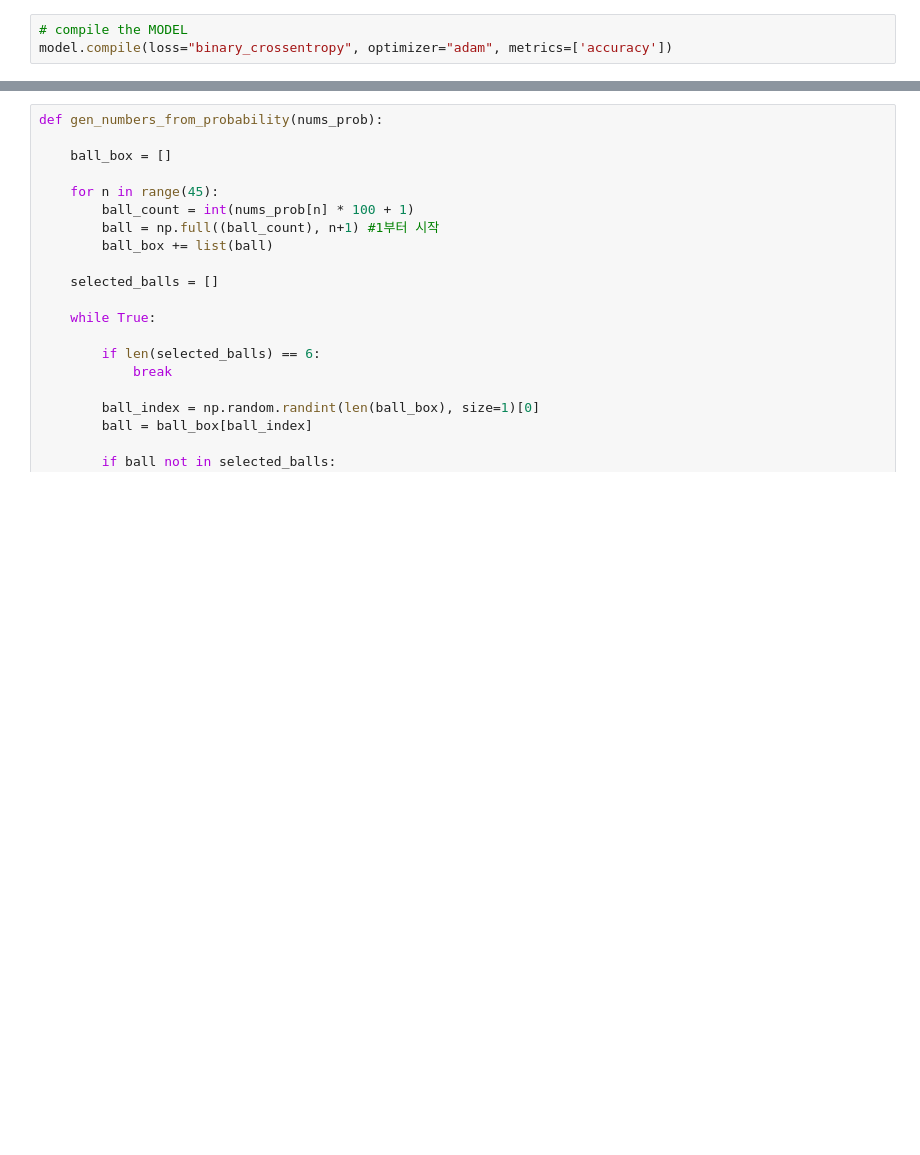
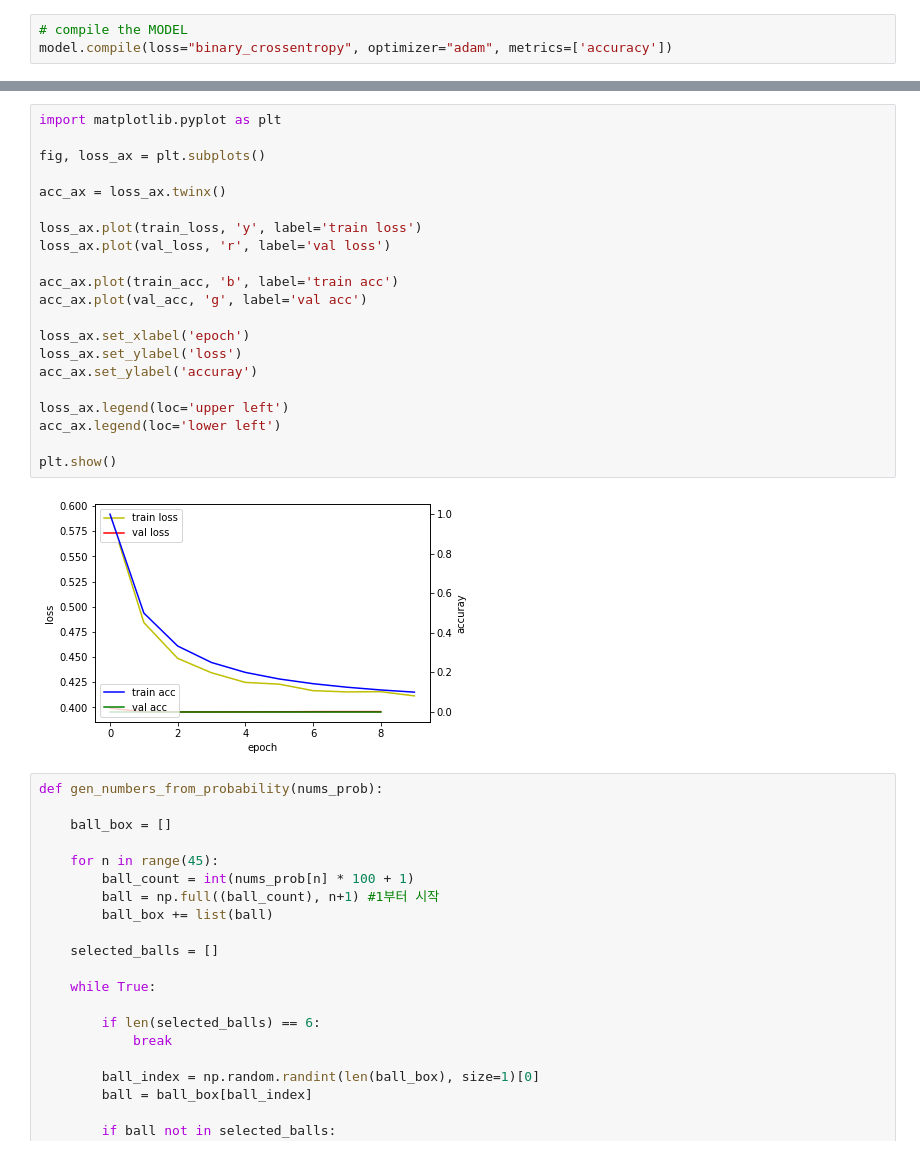
Before and after one commit to yoonhero/lottoAI, a Jupyter notebook: lstm.ipynb, the cells around one changed output, grey strips where cells are left out. Saved outputs shown, nothing was run; the diff lists cells and outputs as text; blank space fills up the shorter version.

Commit message:
feat: Train and Predict

```diff
--- a/lstm.ipynb
+++ b/lstm.ipynb
@@ -135,4 +127,27 @@ epoch    1 train acc 0.014 loss 0.398 val acc 0.000 loss 0.396
 KeyboardInterrupt:
+# %%
+import matplotlib.pyplot as plt
+
+fig, loss_ax = plt.subplots()
+
+acc_ax = loss_ax.twinx()
+
+loss_ax.plot(train_loss, 'y', label='train loss')
+loss_ax.plot(val_loss, 'r', label='val loss')
+
+acc_ax.plot(train_acc, 'b', label='train acc')
+acc_ax.plot(val_acc, 'g', label='val acc')
+
+loss_ax.set_xlabel('epoch')
+loss_ax.set_ylabel('loss')
+acc_ax.set_ylabel('accuray')
+
+loss_ax.legend(loc='upper left')
+acc_ax.legend(loc='lower left')
+
+plt.show()
+# %% [output]
+[figure, added]
 # %%
 def gen_numbers_from_probability(nums_prob):
 
```
Also changed, not shown: parts of 1 cell of this notebook.
